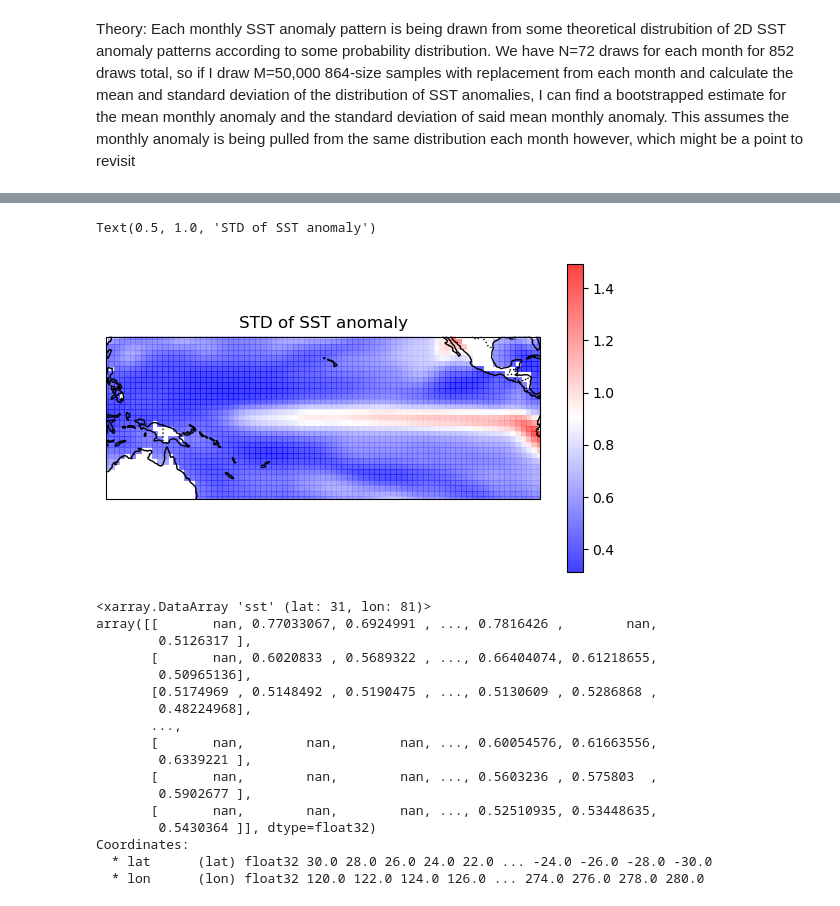
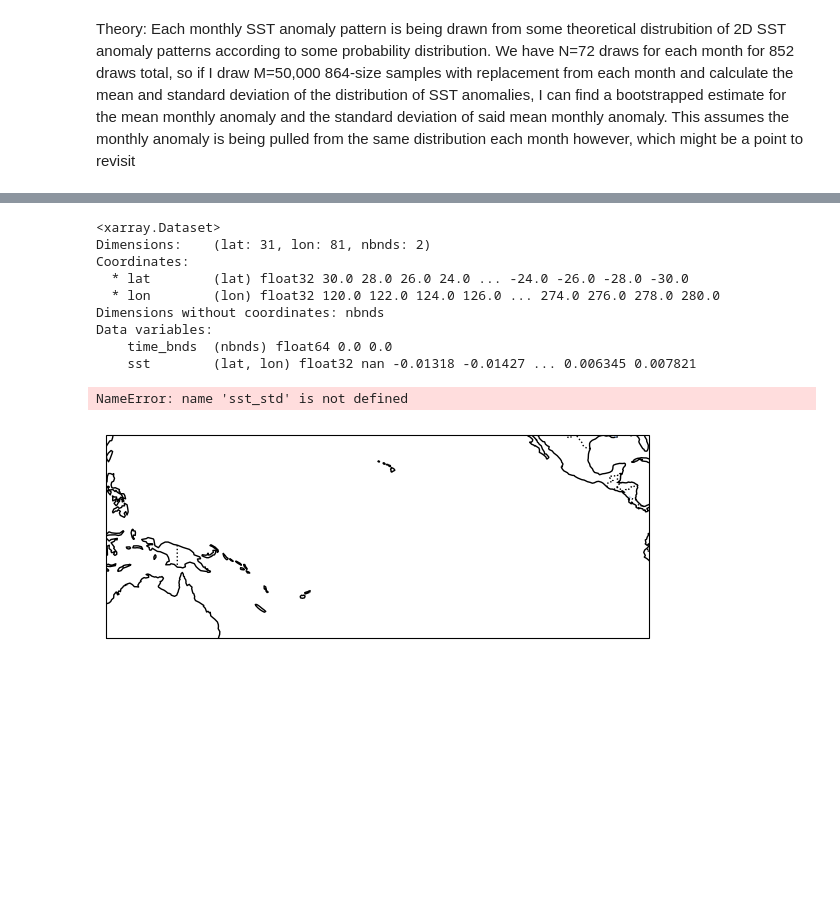
Before and after one commit to bparazin/1844redux, a Jupyter notebook: sst anomaly.ipynb, the cells around one changed output, grey strips where cells are left out. Drawn from its saved outputs; the diff is of its cells as text; code cells hidden in the pictures; blank space fills up the shorter version.

```diff
--- a/sst anomaly.ipynb
+++ b/sst anomaly.ipynb
@@ -194,35 +185,30 @@ plt.hist(mean.sel(lat=0, lon=180)['sst'], np.linspace(-0.1, 0.1))
-# %%
-sst_std = std.mean(dim='pull_num')['sst']
-
-fig = plt.figure(figsize=(7,4))
-ax = fig.add_subplot(1, 1, 1, projection=ccrs.PlateCarree(central_longitude=180))
-ax.add_feature(cartopy.feature.COASTLINE)
-ax.add_feature(cartopy.feature.BORDERS, linestyle=':')
-ax.add_feature(cartopy.feature.LAKES, alpha=0.5)
-ax.add_feature(cartopy.feature.RIVERS)
-ax.set_extent([100, -60, 30, -30], crs=ccrs.PlateCarree(central_longitude=180))
-im = ax.pcolor(sst_std['lon']+180, sst_std['lat'], sst_std, alpha=0.75, cmap='bwr')
-plt.colorbar(im)
-ax.set_title('STD of SST anomaly')
-# %% [output]
-Text(0.5, 1.0, 'STD of SST anomaly')
-[figure, removed]
+# %%
+mean, std = bootstrap_ssts(ssts, months_avg, 7, 1000)
+# %%
+mean.mean(dim='pull_num')
+# %% [output]
+<xarray.Dataset>
+Dimensions:    (lat: 31, lon: 81, nbnds: 2)
+Coordinates:
+  * lat        (lat) float32 30.0 28.0 26.0 24.0 ... -24.0 -26.0 -28.0 -30.0
+  * lon        (lon) float32 120.0 122.0 124.0 126.0 ... 274.0 276.0 278.0 280.0
+Dimensions without coordinates: nbnds
+Data variables:
+    time_bnds  (nbnds) float64 0.0 0.0
+    sst        (lat, lon) float32 nan -0.01318 -0.01427 ... 0.006345 0.007821
 # %%
+ssts_mean = mean.mean(dim='pull_num')['sst']
+
+fig = plt.figure(figsize=(7,4))
+ax = fig.add_subplot(1, 1, 1, projection=ccrs.PlateCarree(central_longitude=180))
+ax.add_feature(cartopy.feature.COASTLINE)
+ax.add_feature(cartopy.feature.BORDERS, linestyle=':')
+ax.add_feature(cartopy.feature.LAKES, alpha=0.5)
+ax.add_feature(cartopy.feature.RIVERS)
+ax.set_extent([100, -60, 30, -30], crs=ccrs.PlateCarree(central_longitude=180))
+im = ax.pcolor(sst_std['lon']+180, sst_std['lat'], ssts_mean, alpha=0.75, cmap='bwr', vmin=-1, vmax=1)
+plt.colorbar(im)
+ax.set_title('Mean of SST anomaly with n=7 pulled 1000 times')
 # %% [output]
-<xarray.DataArray 'sst' (lat: 31, lon: 81)>
-array([[       nan, 0.77033067, 0.6924991 , ..., 0.7816426 ,        nan,
-        0.5126317 ],
-       [       nan, 0.6020833 , 0.5689322 , ..., 0.66404074, 0.61218655,
-        0.50965136],
-       [0.5174969 , 0.5148492 , 0.5190475 , ..., 0.5130609 , 0.5286868 ,
-        0.48224968],
-       ...,
-       [       nan,        nan,        nan, ..., 0.60054576, 0.61663556,
-        0.6339221 ],
-       [       nan,        nan,        nan, ..., 0.5603236 , 0.575803  ,
-        0.5902677 ],
-       [       nan,        nan,        nan, ..., 0.52510935, 0.53448635,
-        0.5430364 ]], dtype=float32)
-Coordinates:
-  * lat      (lat) float32 30.0 28.0 26.0 24.0 22.0 ... -24.0 -26.0 -28.0 -30.0
-  * lon      (lon) float32 120.0 122.0 124.0 126.0 ... 274.0 276.0 278.0 280.0
+NameError: name 'sst_std' is not defined
+[figure, added]
```
Also changed, not shown: parts of 17 cells of this notebook, 3 other files.
